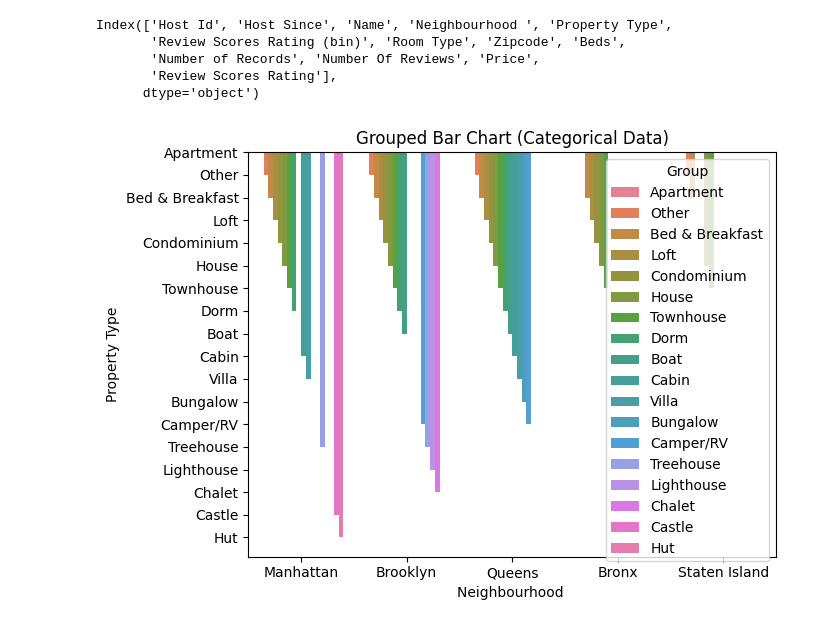
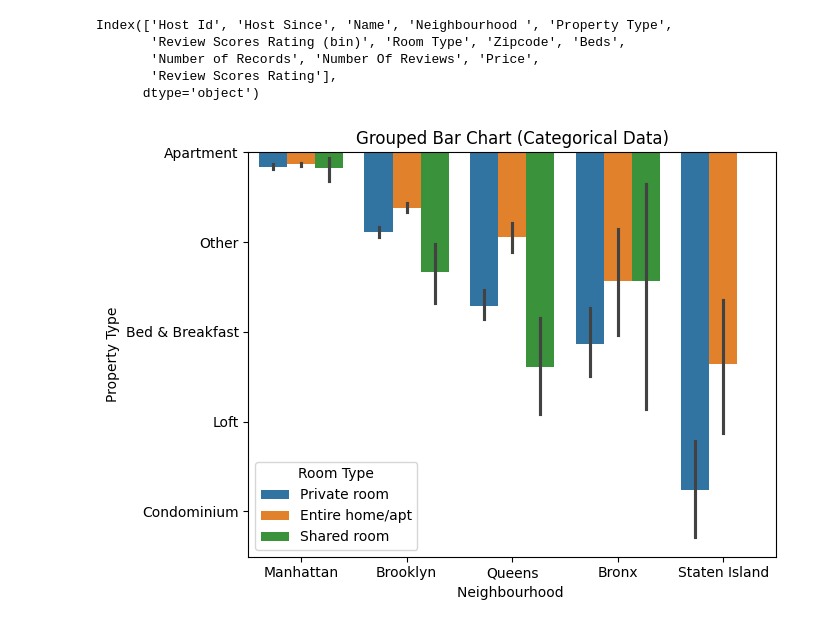
Before and after one commit to mchen899923/lab_hedonic_pricing, a Jupyter notebook: lab_notebook.ipynb, the cells around one changed output. Drawn from its saved outputs; the diff is of its cells as text; code cells hidden in the pictures.

```diff
--- a/lab_notebook.ipynb
+++ b/lab_notebook.ipynb
@@ -64,12 +64,12 @@ Index(['Host Id', 'Host Since', 'Name', 'Neighbourhood ', 'Property Type',
       dtype='object')
 # %%
 plt.figure(figsize=(7,5))
-sns.barplot(data=airbnb2_df, x='Neighbourhood ', y='Property Type', hue='Property Type')
+sns.barplot(data=airbnb2_df, x='Neighbourhood ', y='Property Type', hue='Room Type')
 plt.title('Grouped Bar Chart (Categorical Data)')
 plt.xlabel('Neighbourhood ')
 plt.ylabel('Property Type')
-plt.legend(title='Group')
+plt.legend(title='Room Type')
 plt.tight_layout()
 plt.show()
 # %% [output]
-[figure, old version]
+[figure, new version]
```
